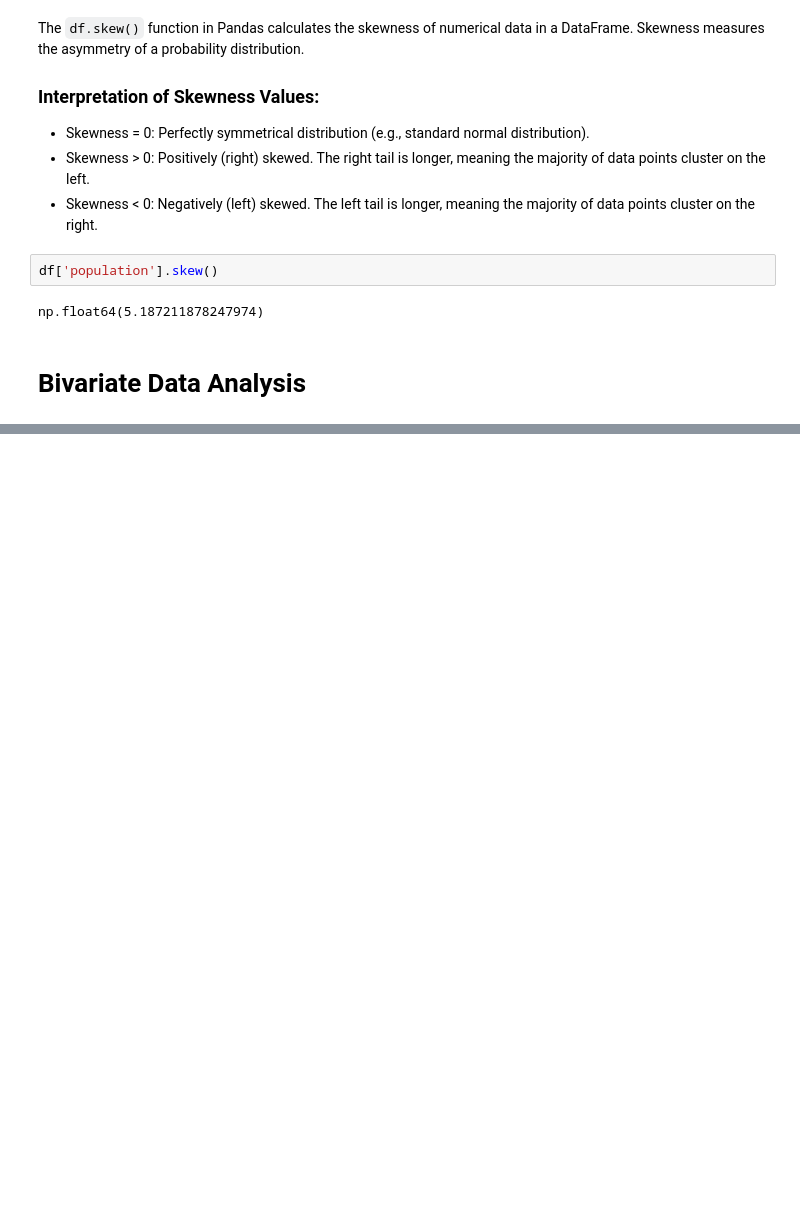
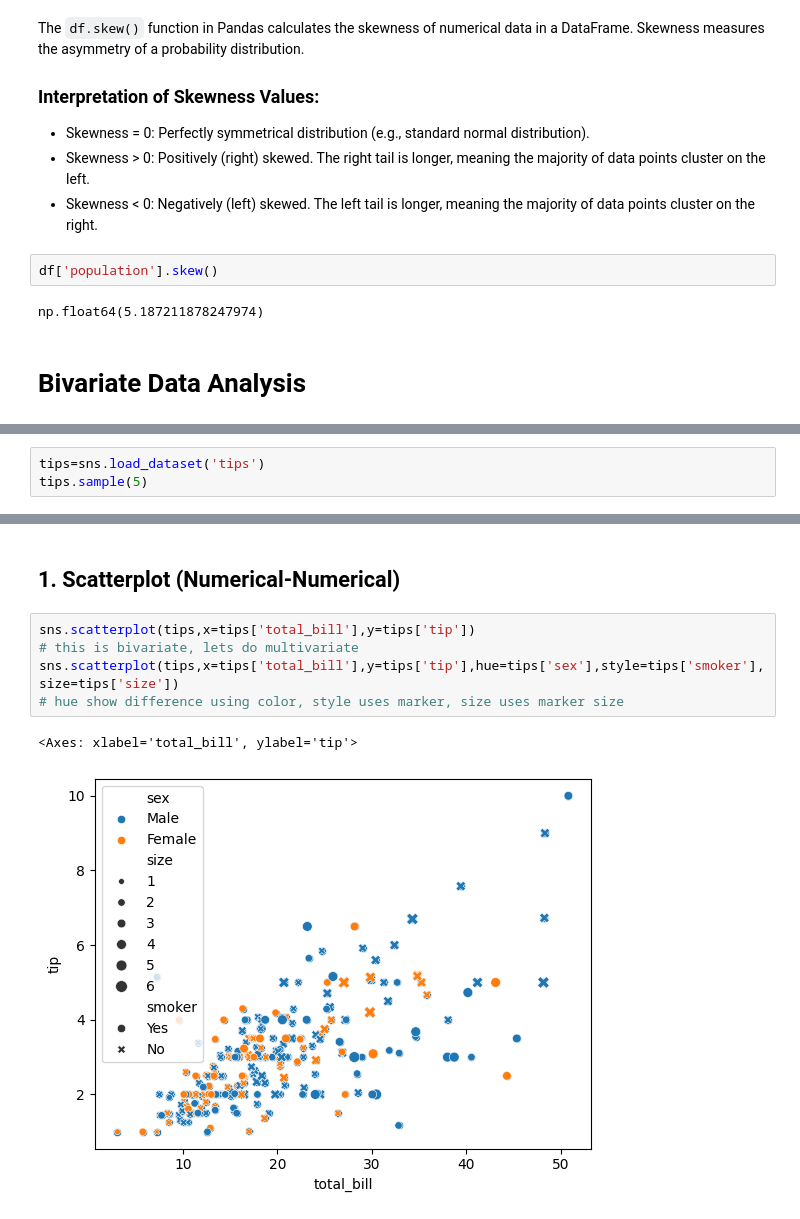
Before and after one commit to anshulkr69/learning-to-make-machine-learn, a Jupyter notebook: Data_analysis.ipynb, the cells around one changed output, grey strips where cells are left out. Cells and saved outputs as stored; diff of their text form; blank space fills up the shorter version.

```diff
--- a/Data_analysis.ipynb
+++ b/Data_analysis.ipynb
@@ -181,0 +190,3 @@ np.float64(5.187211878247974)
+# %%
+tips=sns.load_dataset('tips')
+tips.sample(5)
@@ -181,0 +220,10 @@ np.float64(5.187211878247974)
+# %% [markdown]
+## 1. Scatterplot (Numerical-Numerical)
+# %%
+sns.scatterplot(tips,x=tips['total_bill'],y=tips['tip'])
+# this is bivariate, lets do multivariate
+sns.scatterplot(tips,x=tips['total_bill'],y=tips['tip'],hue=tips['sex'],style=tips['smoker'],size=tips['size'])
+# hue show difference using color, style uses marker, size uses marker size
+# %% [output]
+<Axes: xlabel='total_bill', ylabel='tip'>
+[figure, added]
```
Also changed, not shown: parts of 28 cells of this notebook.
